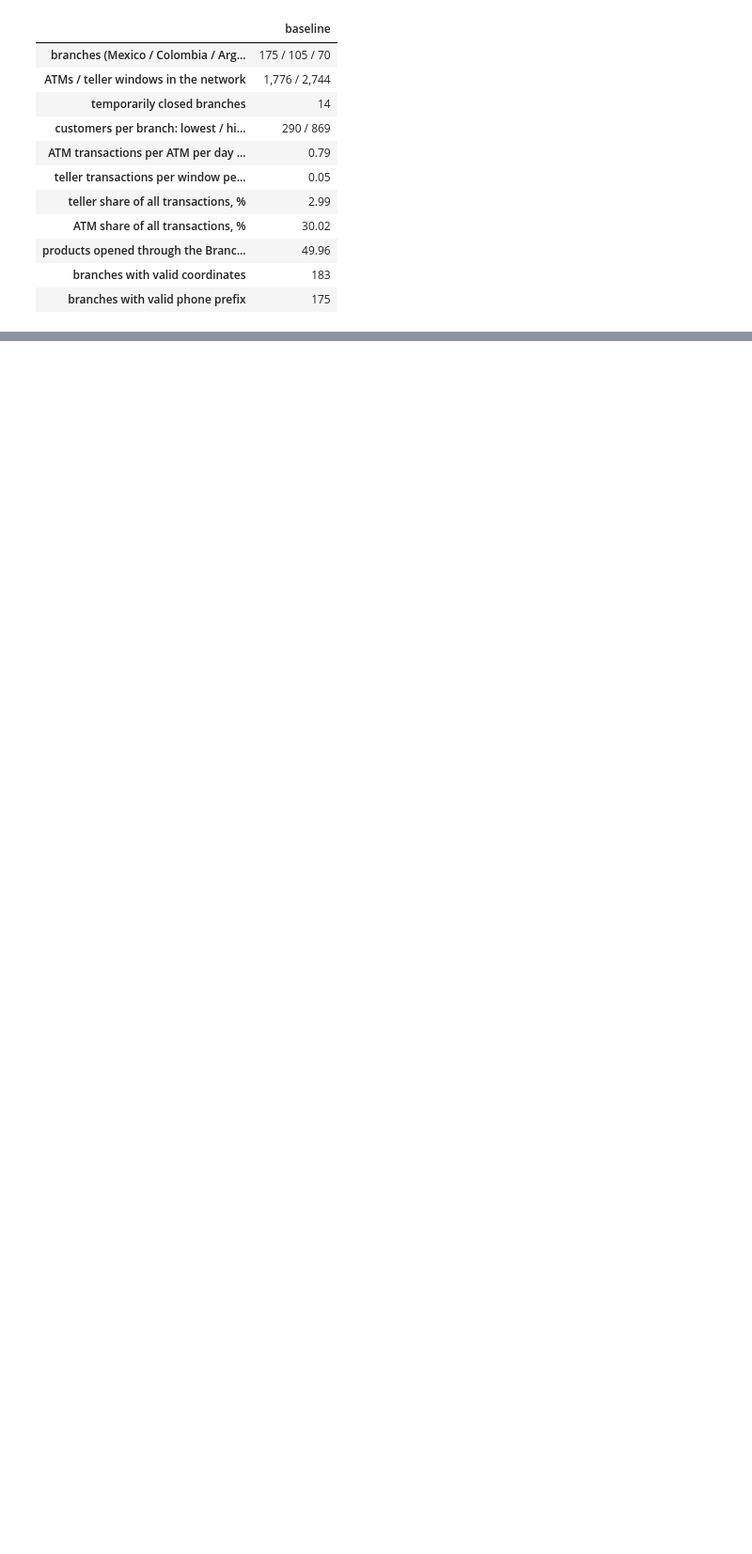
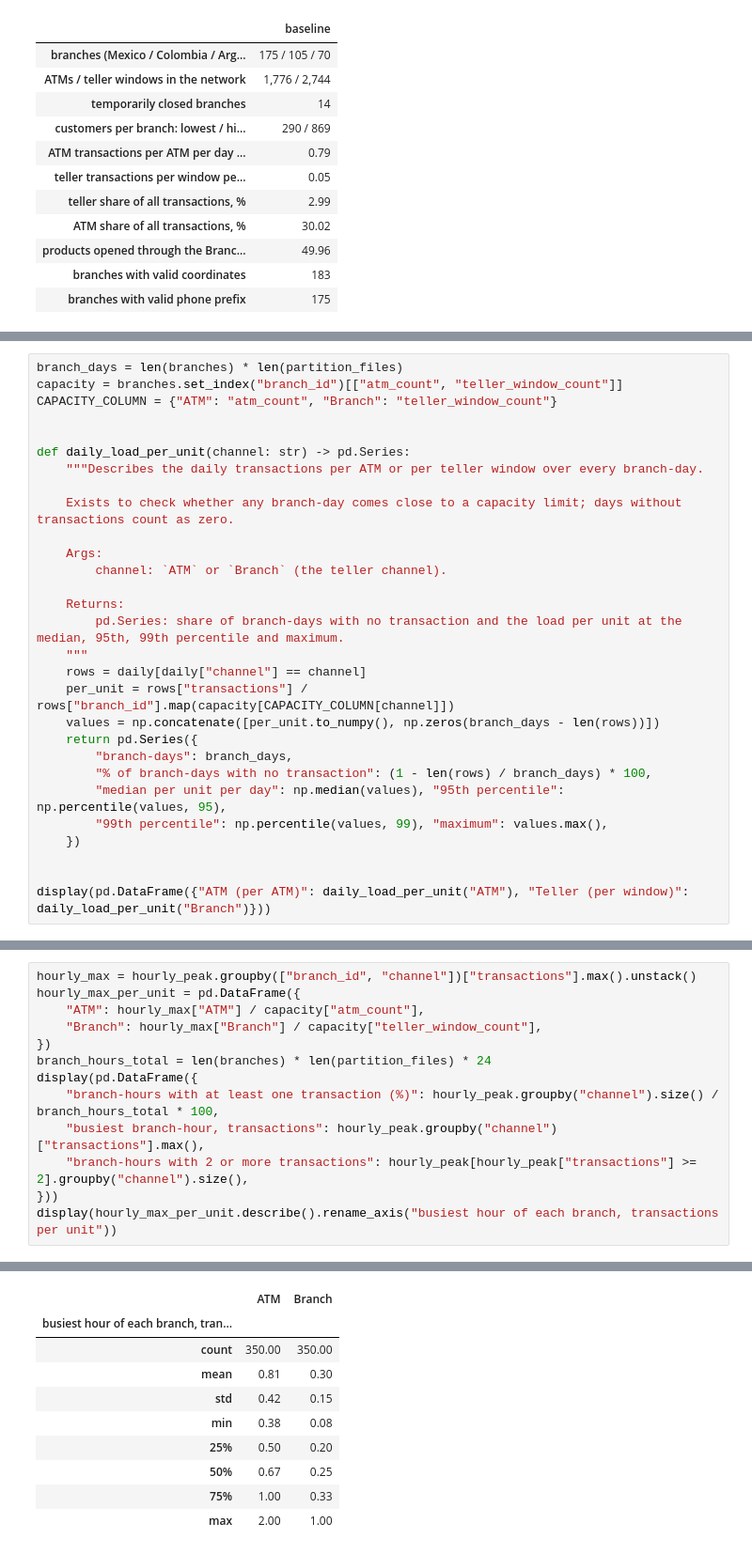
Before and after one commit to PedroCaballero1/krtr, a Jupyter notebook: notebooks/eda/physical_places_hypothesis/branches.ipynb, the cells around one changed output, grey strips where cells are left out. Shown at 94% size. Drawn from its saved outputs; the diff is of its cells as text; blank space fills up the shorter version.

```diff
--- a/notebooks/eda/physical_places_hypothesis/branches.ipynb
+++ b/notebooks/eda/physical_places_hypothesis/branches.ipynb
@@ -835,0 +921,29 @@ display(baseline.to_frame())
+# %%
+branch_days = len(branches) * len(partition_files)
+capacity = branches.set_index("branch_id")[["atm_count", "teller_window_count"]]
+CAPACITY_COLUMN = {"ATM": "atm_count", "Branch": "teller_window_count"}
+
+
+def daily_load_per_unit(channel: str) -> pd.Series:
+    """Describes the daily transactions per ATM or per teller window over every branch-day.
+
+    Exists to check whether any branch-day comes close to a capacity limit; days without transactions count as zero.
+
+    Args:
+        channel: `ATM` or `Branch` (the teller channel).
+
+    Returns:
+        pd.Series: share of branch-days with no transaction and the load per unit at the median, 95th, 99th percentile and maximum.
+    """
+    rows = daily[daily["channel"] == channel]
+    per_unit = rows["transactions"] / rows["branch_id"].map(capacity[CAPACITY_COLUMN[channel]])
+    values = np.concatenate([per_unit.to_numpy(), np.zeros(branch_days - len(rows))])
+    return pd.Series({
+        "branch-days": branch_days,
+        "% of branch-days with no transaction": (1 - len(rows) / branch_days) * 100,
+        "median per unit per day": np.median(values), "95th percentile": np.percentile(values, 95),
+        "99th percentile": np.percentile(values, 99), "maximum": values.max(),
+    })
+
+
+display(pd.DataFrame({"ATM (per ATM)": daily_load_per_unit("ATM"), "Teller (per window)": daily_load_per_unit("Branch")}))
@@ -835,0 +958,14 @@ display(baseline.to_frame())
+# %%
+hourly_max = hourly_peak.groupby(["branch_id", "channel"])["transactions"].max().unstack()
+hourly_max_per_unit = pd.DataFrame({
+    "ATM": hourly_max["ATM"] / capacity["atm_count"],
+    "Branch": hourly_max["Branch"] / capacity["teller_window_count"],
+})
+branch_hours_total = len(branches) * len(partition_files) * 24
+display(pd.DataFrame({
+    "branch-hours with at least one transaction (%)": hourly_peak.groupby("channel").size() / branch_hours_total * 100,
+    "busiest branch-hour, transactions": hourly_peak.groupby("channel")["transactions"].max(),
+    "branch-hours with 2 or more transactions": hourly_peak[hourly_peak["transactions"] >= 2].groupby("channel").size(),
+}))
+display(hourly_max_per_unit.describe().rename_axis("busiest hour of each branch, transactions per unit"))
+# %% [output]
@@ -835,0 +976,10 @@ display(baseline.to_frame())
+|  | ATM | Branch |
+| busiest hour of each branch, tran... |  |  |
+| count | 350.00 | 350.00 |
+| mean | 0.81 | 0.30 |
+| std | 0.42 | 0.15 |
+| min | 0.38 | 0.08 |
+| 25% | 0.50 | 0.20 |
+| 50% | 0.67 | 0.25 |
+| 75% | 1.00 | 0.33 |
+| max | 2.00 | 1.00 |
```
Also changed, not shown: parts of 19 cells of this notebook, 1 other file.
